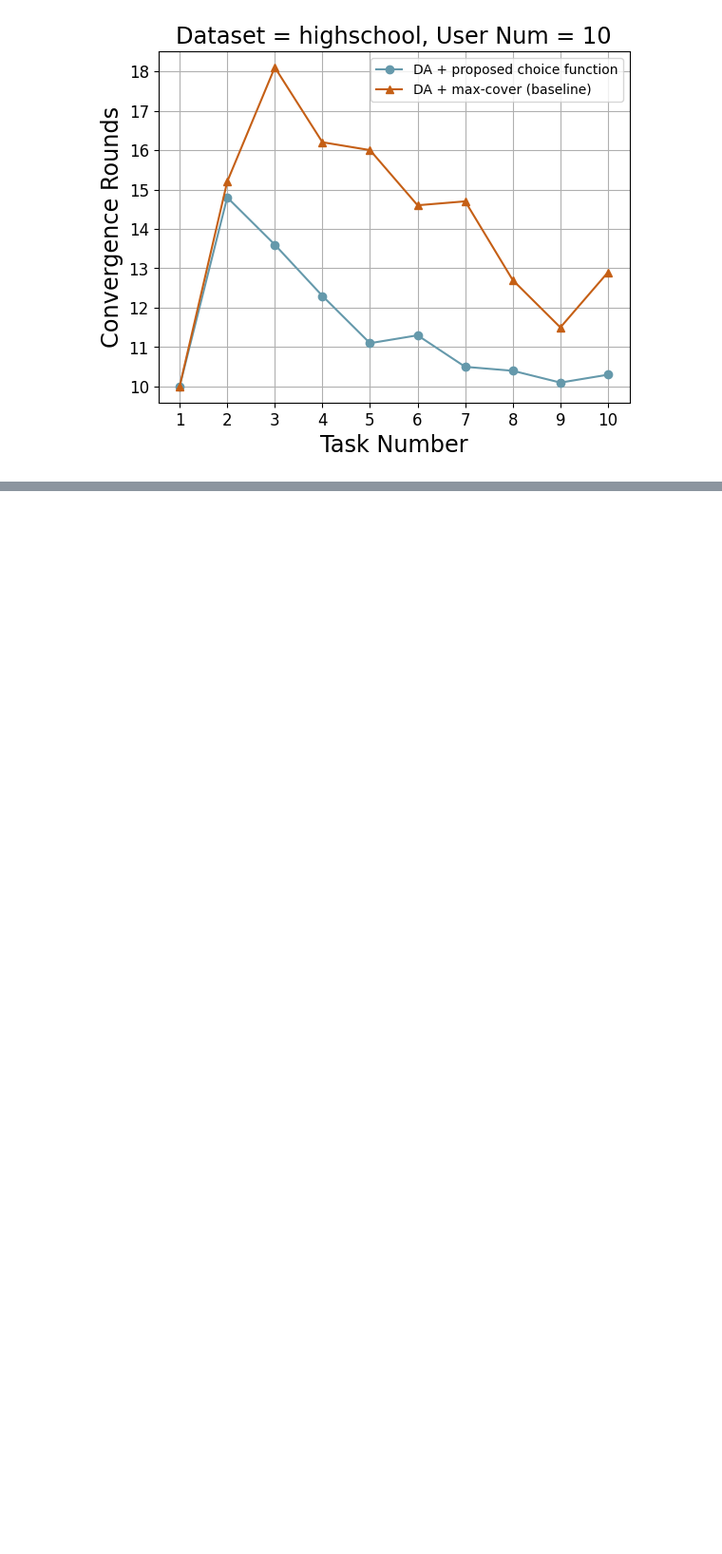
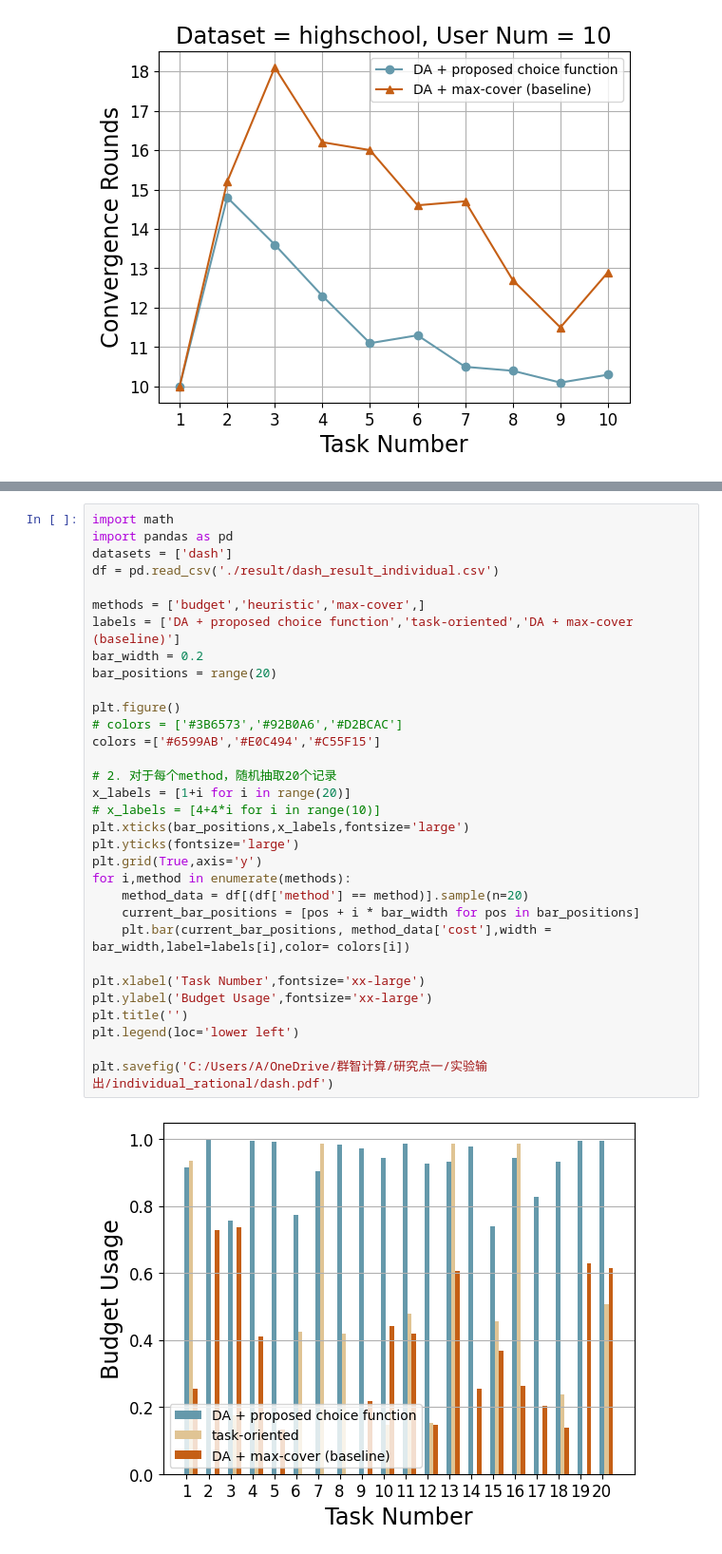
Before and after one commit to braisedp/CCTA, a Jupyter notebook: experiment/estimate_result.ipynb, the cells around one changed output, grey strips where cells are left out. Shown: that part at 95% size. Drawn from its saved outputs; the diff is of its cells as text; blank space fills up the shorter version.

```diff
--- a/experiment/estimate_result.ipynb
+++ b/experiment/estimate_result.ipynb
@@ -215,0 +261,34 @@ plt.savefig('C:/Users/A/OneDrive/群智计算/研究点一/实验输出/impact_o
+# %%
+import math
+import pandas as pd
+datasets = ['dash']
+df = pd.read_csv('./result/dash_result_individual.csv')
+
+methods = ['budget','heuristic','max-cover',]
+labels = ['DA + proposed choice function','task-oriented','DA + max-cover (baseline)']
+bar_width = 0.2
+bar_positions = range(20)
+
+plt.figure()
+# colors = ['#3B6573','#92B0A6','#D2BCAC']
+colors =['#6599AB','#E0C494','#C55F15']
+
+# 2. 对于每个method，随机抽取20个记录
+x_labels = [1+i for i in range(20)]
+# x_labels = [4+4*i for i in range(10)]
+plt.xticks(bar_positions,x_labels,fontsize='large')
+plt.yticks(fontsize='large')
+plt.grid(True,axis='y')
+for i,method in enumerate(methods):
+    method_data = df[(df['method'] == method)].sample(n=20)
+    current_bar_positions = [pos + i * bar_width for pos in bar_positions]
+    plt.bar(current_bar_positions, method_data['cost'],width = bar_width,label=labels[i],color= colors[i])
+
+plt.xlabel('Task Number',fontsize='xx-large')
+plt.ylabel('Budget Usage',fontsize='xx-large')
+plt.title('')
+plt.legend(loc='lower left')
+
+plt.savefig('C:/Users/A/OneDrive/群智计算/研究点一/实验输出/individual_rational/dash.pdf')
+# %% [output]
+[figure, added]
```
Also changed, not shown: parts of 4 cells of this notebook, 9 other files.
